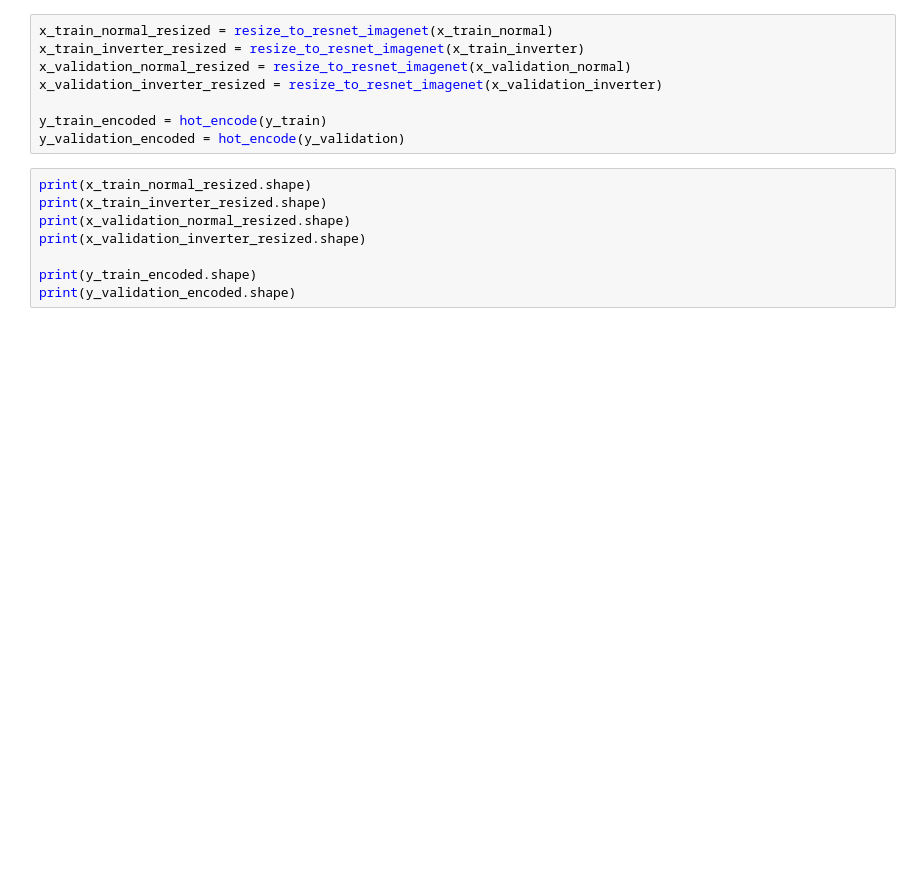
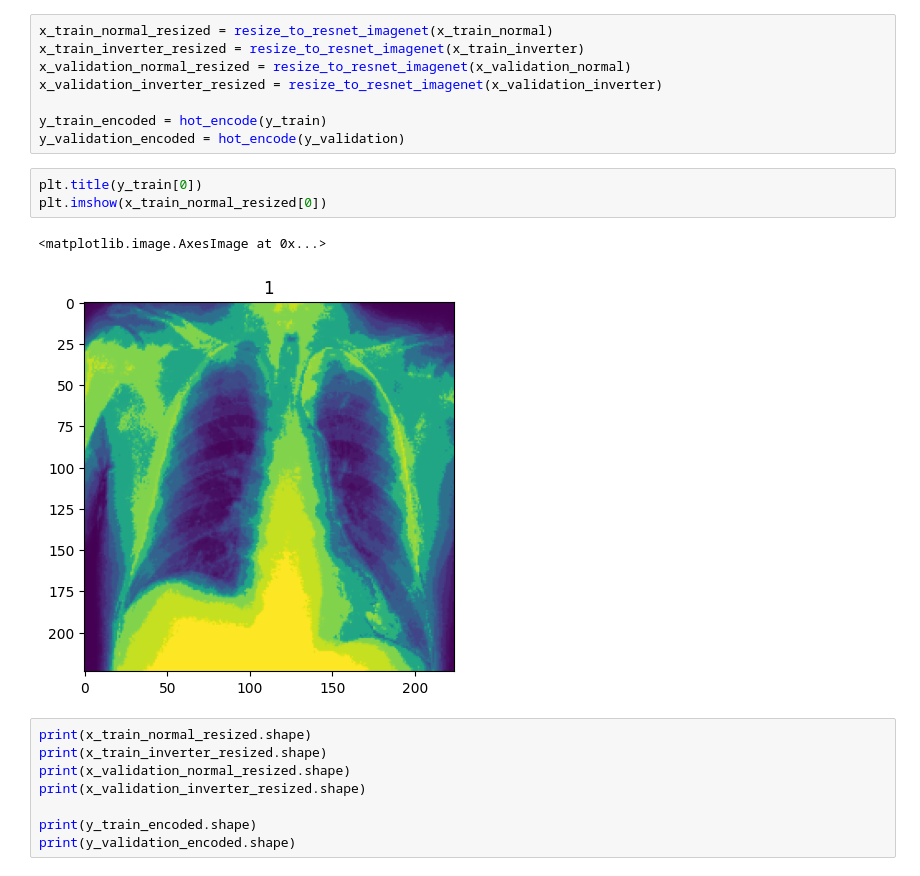
Before and after one commit to labm1997/piranha, a Jupyter notebook: scripts/format_covid.ipynb, the cells around one changed output. Saved outputs shown, nothing was run; the diff lists cells and outputs as text; blank space fills up the shorter version.

```diff
--- a/scripts/format_covid.ipynb
+++ b/scripts/format_covid.ipynb
@@ -28,6 +30,12 @@ x_validation_inverter_resized = resize_to_resnet_imagenet(x_validation_inverter)
 
 y_train_encoded = hot_encode(y_train)
 y_validation_encoded = hot_encode(y_validation)
+# %%
+plt.title(y_train[0])
+plt.imshow(x_train_normal_resized[0])
+# %% [output]
+<matplotlib.image.AxesImage at 0x...>
+[figure, added]
 # %%
 print(x_train_normal_resized.shape)
 print(x_train_inverter_resized.shape)
```
Also changed, not shown: parts of 19 cells of this notebook, 1 other file.
